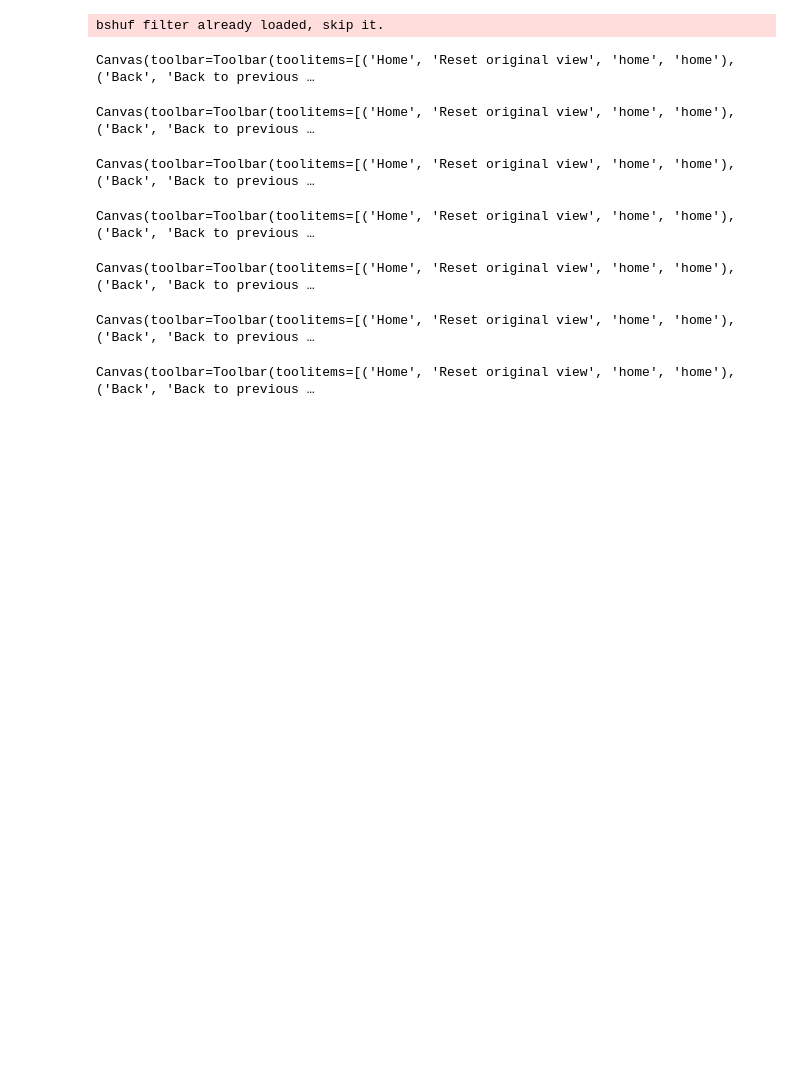
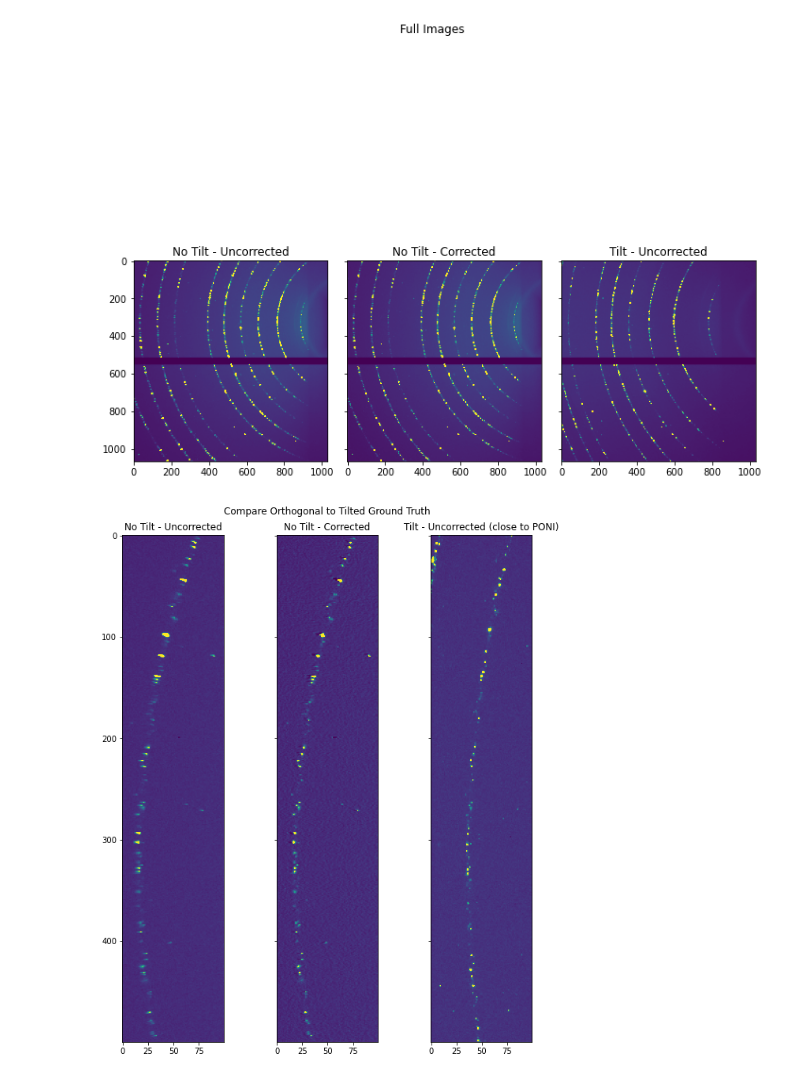
Before and after one commit to maxiv-science/xtrace, a Jupyter notebook: 1_comparison_areas.ipynb, the cells around one changed output. Cells and saved outputs as stored; diff of their text form; code cells hidden in the pictures; blank space fills up the shorter version.

```diff
--- a/1_comparison_areas.ipynb
+++ b/1_comparison_areas.ipynb
@@ -2,7 +2,7 @@
 
 %reload_ext autoreload
 %autoreload 2
-%matplotlib widget
+%matplotlib inline
 
 import os
 import numpy as np
@@ -26,19 +26,9 @@ stacks = {
        "filename": 'LaB6_10_data_000001.h5',
        "poni": 'samuel_10_0.poni'
     },
-    #"small_tilt_close": {
-    #    "filename": 'LaB6_11_data_000001.h5',
-    #    "poni": 'samuel_11_0.poni'
-    #},
-    #"no_tilt_far": {
-    #    "filename": 'LaB6_13_data_000001.h5',
-    #    "poni": 'samuel_13_0.poni'
-    #}
 }
 
-az_npt = 2000
 data_layer = 9
-radial = (0, 60)
 saves = {}
 
 for stack_name in stacks.keys():
@@ -48,19 +38,12 @@ for stack_name in stacks.keys():
         os.path.join(poni_dir, stack["poni"]),
     )
     img, mask = utils.mask(data[data_layer], False)
-    integrator = utils.azimutal_integrator(config)
-
     ray_grid = utils.ray_grid(config["dimensions"])
     G = xtrace.depth_spill_psf(config, *ray_grid)
     recovered_img = deconvolution.richard_lucy(img, G, 10)
-
-    integrated_img = integrator.integrate2d(img, az_npt, az_npt, radial_range=radial)[0]
-    integrated_recovered = integrator.integrate2d(recovered_img, az_npt, az_npt, radial_range=radial)[0]
     saves[stack_name] = {
         "original_image": img,
         "recovered_image": recovered_img,
-        "original_integrated": integrated_img,
-        "recovered_integrated": integrated_recovered
     }
 
 comparisons = {
@@ -68,58 +51,36 @@ comparisons = {
         "No Tilt - Uncorrected": { "source": "no_tilt_close", "image": "original_image", "area": (slice(0,-1), slice(0,-1)) },
         "No Tilt - Corrected": { "source": "no_tilt_close", "image": "recovered_image", "area": (slice(0,-1), slice(0,-1)) },
         "Tilt - Uncorrected": { "source": "large_tilt_close", "image": "original_image", "area": (slice(0,-1), slice(0,-1)) },
-    },
-    "Full Integrated Images": {
-        "No Tilt - Uncorrected": { "source": "no_tilt_close", "image": "original_integrated", "area": (slice(0,-1), slice(0,-1)) },
-        "No Tilt - Corrected": { "source": "no_tilt_close", "image": "recovered_integrated", "area": (slice(0,-1), slice(0,-1)) },
-        "Tilt - Uncorrected": { "source": "large_tilt_close", "image": "original_integrated", "area": (slice(0,-1), slice(0,-1)) },
     },
     "Compare Orthogonal to Tilted Ground Truth": {
         "No Tilt - Uncorrected": { "source": "no_tilt_close", "image": "original_image", "area": (slice(0,500), slice(200,300)) },
         "No Tilt - Corrected": { "source": "no_tilt_close", "image": "recovered_image", "area": (slice(0,500), slice(200,300)) },
         "Tilt - Uncorrected (close to PONI)": { "source": "large_tilt_close", "image": "original_image", "area": (slice(0,500), slice(0,100)) },
     },
     "Compare Orthogonal to Tilted Ground Truth Zoom Bad": {
         "No Tilt - Uncorrected": { "source": "no_tilt_close", "image": "original_image", "area": (slice(50,150), slice(220,260)) },
         "No Tilt - Corrected": { "source": "no_tilt_close", "image": "recovered_image", "area": (slice(50,150), slice(220,260)) },
         "Tilt - Uncorrected (close to PONI)": { "source": "large_tilt_close", "image": "original_image", "area": (slice(50,150), slice(40,80)) },
     },
     "Compare Orthogonal to Tilted Ground Truth Zoom Good": {
         "No Tilt - Uncorrected": { "source": "no_tilt_close", "image": "original_image", "area": (slice(300,400), slice(200,240)) },
         "No Tilt - Corrected": { "source": "no_tilt_close", "image": "recovered_image", "area": (slice(300,400), slice(200,240)) },
         "Tilt - Uncorrected (close to PONI)": { "source": "large_tilt_close", "image": "original_image", "area": (slice(300,400), slice(20,60)) },
     },
-    "Compare Tilted to Orthogonal Ground Truth(ish)": {
-        "No Tilt - Uncorrected": { "source": "no_tilt_close", "image": "original_image", "area": (slice(150,500), slice(700,800)) },
-        "No Tilt - Corrected": { "source": "no_tilt_close", "image": "recovered_image", "area": (slice(150,500), slice(700,800)) },
-        "Tilt - Unorrected": { "source": "large_tilt_close", "image": "original_image", "area": (slice(150,500), slice(550,650)) },
-        "Tilt - Corrected": { "source": "large_tilt_close", "image": "recovered_image", "area": (slice(150,500), slice(550,650)) },
-    },
-    "Integrated Compare Orthogonal to Tilted Ground Truth": {
-        "No Tilt - Uncorrected": { "source": "no_tilt_close", "image": "original_integrated", "area": (slice(900*2,-1), slice(480,520)) },
-        "No Tilt - Corrected": { "source": "no_tilt_close", "image": "recovered_integrated", "area": (slice(900*2,-1), slice(480,520)) },
-        "Tilt - Uncorrected": { "source": "large_tilt_close", "image": "original_integrated", "area": (slice(900*2,-1), slice(480,520)) },
-    },
 }
 
-perc = np.percentile(saves["no_tilt_close"]["original_image"], 99)
+perc = np.percentile(saves["no_tilt_close"]["original_image"], 99.6)
 
 for comp_name, comparison in comparisons.items():
    n = len(comparison)
    fig, axs = plt.subplots(1, n, figsize=(10, 10), sharex=True, sharey=True)
    fig.suptitle(comp_name)
    for i, (name, info) in enumerate(comparison.items()):
         im = saves[info["source"]][info["image"]][info["area"]]
         axs[i].imshow(im, vmax=perc)
         axs[i].set_title(name)
-
-plt.tight_layout()
+        plt.tight_layout()
+plt.show()
 # %% [output]
-bshuf filter already loaded, skip it.
-Canvas(toolbar=Toolbar(toolitems=[('Home', 'Reset original view', 'home', 'home'), ('Back', 'Back to previous …
-Canvas(toolbar=Toolbar(toolitems=[('Home', 'Reset original view', 'home', 'home'), ('Back', 'Back to previous …
-Canvas(toolbar=Toolbar(toolitems=[('Home', 'Reset original view', 'home', 'home'), ('Back', 'Back to previous …
-Canvas(toolbar=Toolbar(toolitems=[('Home', 'Reset original view', 'home', 'home'), ('Back', 'Back to previous …
-Canvas(toolbar=Toolbar(toolitems=[('Home', 'Reset original view', 'home', 'home'), ('Back', 'Back to previous …
-Canvas(toolbar=Toolbar(toolitems=[('Home', 'Reset original view', 'home', 'home'), ('Back', 'Back to previous …
-Canvas(toolbar=Toolbar(toolitems=[('Home', 'Reset original view', 'home', 'home'), ('Back', 'Back to previous …
+[figure, added]
+[figure, added]
```
Also changed, not shown: parts of 1 cell of this notebook, 10 other files.
